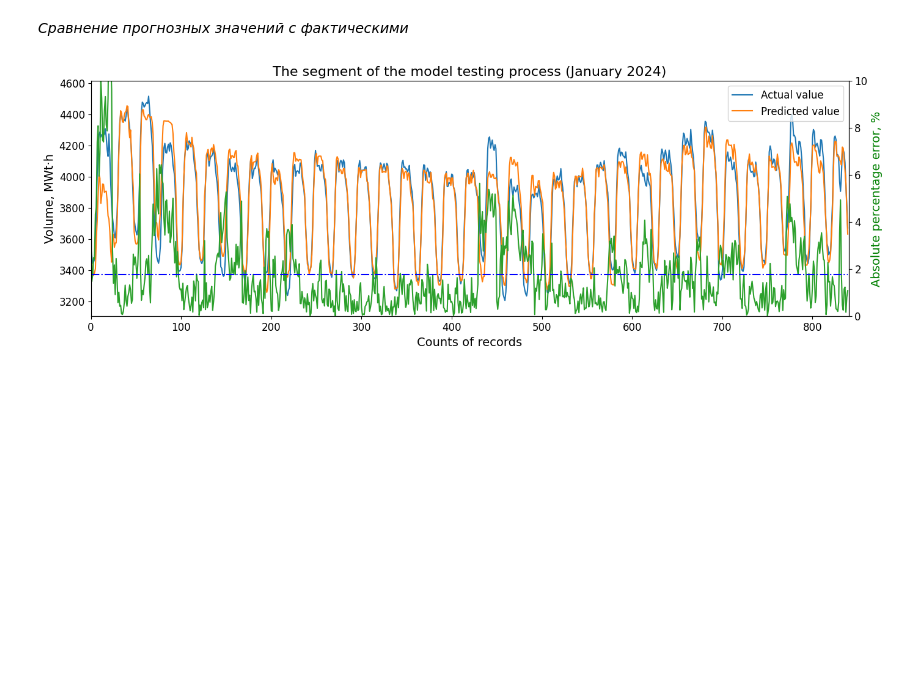
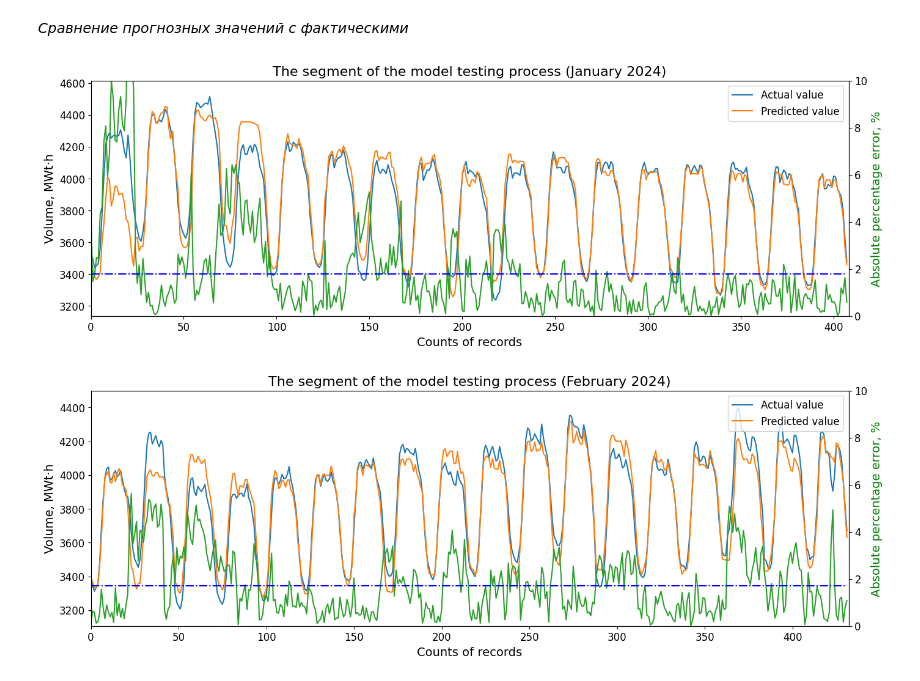
Before and after one commit to caapel/ForecastPowerEnergy, a Jupyter notebook: volume_energy_analisys_XGBoost.ipynb, the cells around one changed output. Cells and saved outputs as stored; diff of their text form; code cells hidden in the pictures; blank space fills up the shorter version.

Commit message:
add graph diff_predict_vs_fact(df_validate_boost, num_month)

```diff
--- a/volume_energy_analisys_XGBoost.ipynb
+++ b/volume_energy_analisys_XGBoost.ipynb
@@ -517,7 +539,7 @@ for time in trange(2021, 2012, -1, desc=f"period progress"):  # виджет п
     for data in range(len(dataset)):  # выбор датасета
 
         XGB_search = GridSearchCV(estimator=xgb.XGBRegressor(tree_method = 'gpu_hist', n_estimators = 100),
-                          param_grid={'max_depth': range(2, 11)},
+                          param_grid={'max_depth': range(2, 8)},
                           scoring='neg_mean_absolute_percentage_error',
                           verbose = 0,
                           cv=5)
@@ -697,15 +719,18 @@ MAPE: 1.71%
 # %% [markdown]
 *Сравнение прогнозных значений с фактическими*
 # %%
-def diff_predict_vs_fact(df_validate_boost):
+# приводим название столбца Prediction для фильтрованных данных к общему виду
+df_validate_boost = df_validate_boost.rename(columns={predictions[best_HP['index']]:'Predicted'})
 
-    df_validate_graph = df_validate_boost.copy()
+def diff_predict_vs_fact(df_validate_boost, num_month):
+
+    df_validate_graph = df_validate_boost[df_validate_boost['Month'] == num_month].copy()
 
     # добавление новых столбцов (для расчёта усреднённой погрешности)
     df_validate_graph.insert(df_validate_graph.shape[1], 'MAPE',
-                             MAPE(df_validate_graph[predictions[best_HP['index']]], df_validate_graph['Volume'])*100)
+                             MAPE(df_validate_graph['Predicted'], df_validate_graph['Volume'])*100)
 
-    df_validate_graph['Error'] = abs((df_validate_graph['Volume'] - df_validate_graph[predictions[best_HP['index']]])*100
+    df_validate_graph['Error'] = abs((df_validate_graph['Volume'] - df_validate_graph['Predicted'])*100
                                  /df_validate_graph['Volume'])
 
     df_validate_graph.reset_index(drop=True, inplace=True)
@@ -714,7 +739,7 @@ def diff_predict_vs_fact(df_validate_boost):
     df_error = df_volume.twinx()
 
     df_volume.plot(df_validate_graph['Volume'], label='Actual value')
-    df_volume.plot(df_validate_graph[predictions[best_HP['index']]], label='Predicted value')
+    df_volume.plot(df_validate_graph['Predicted'], label='Predicted value')
     df_error.plot(df_validate_graph['Error'], label='Error, %', color='#2ca02c')
     df_error.plot(df_validate_graph['MAPE'], '-.b')
 
@@ -732,5 +757,6 @@ def diff_predict_vs_fact(df_validate_boost):
     plt.title(f'The segment of the model testing process ({month[df_validate_graph.Month[0]]} {datetime.now().year})',
               fontsize = 16)
 
-diff_predict_vs_fact(df_validate_boost)
+diff_predict_vs_fact(df_validate_boost, 1)
+#diff_predict_vs_fact(df_validate_boost, 2)
 # %% [output]
@@ -859,41 +885,8 @@ MAPE: 1.76%
 # %% [markdown]
 *Сравнение прогнозных значений с фактическими*
 # %%
-def diff_predict_vs_fact(df_validate_boost):
-
-    df_validate_graph = df_validate_boost.copy()
-
-    # добавление новых столбцов (для расчёта усреднённой погрешности)
-    df_validate_graph.insert(df_validate_graph.shape[1], 'MAPE',
-                             MAPE(df_validate_graph['Predicted'], df_validate_graph['Volume'])*100)
-
-    df_validate_graph['Error'] = abs((df_validate_graph['Volume'] - df_validate_graph['Predicted'])*100
-                                 /df_validate_graph['Volume'])
-
-    df_validate_graph.reset_index(drop=True, inplace=True)
-
-    fig, df_volume = plt.subplots(figsize=(16,5))
-    df_error = df_volume.twinx()
-
-    df_volume.plot(df_validate_graph['Volume'], label='Actual value')
-    df_volume.plot(df_validate_graph['Predicted'], label='Predicted value')
-    df_error.plot(df_validate_graph['Error'], label='Error, %', color='#2ca02c')
-    df_error.plot(df_validate_graph['MAPE'], '-.b')
-
-    plt.rcParams['font.size'] = '12'
-
-    df_volume.legend(loc='upper right')
-    df_volume.set_xlim(0, df_validate_graph.shape[0])
-    df_volume.set_ylim(df_validate_graph.Volume.min() - 100, df_validate_graph.Volume.max() + 100)
-    df_volume.set_ylabel('Volume, MWt·h', fontsize = 14)
-    df_volume.set_xlabel('Counts of records', fontsize = 14)
-
-    df_error.set_ylim(0, 10)
-    df_error.set_ylabel('Absolute percentage error, %', fontsize = 14, color='g')
-
-    plt.title(f'The segment of the model testing process ({month[df_validate_graph.Month[0]]} {datetime.now().year})',
-              fontsize = 16)
-
-diff_predict_vs_fact(df_validate_result)
+diff_predict_vs_fact(df_validate_result, 1)
+diff_predict_vs_fact(df_validate_result, 2)
 # %% [output]
-[figure, old version]
+[figure, new version]
+[figure, added]
```
Also changed, not shown: parts of 15 cells of this notebook, 1 other file.
